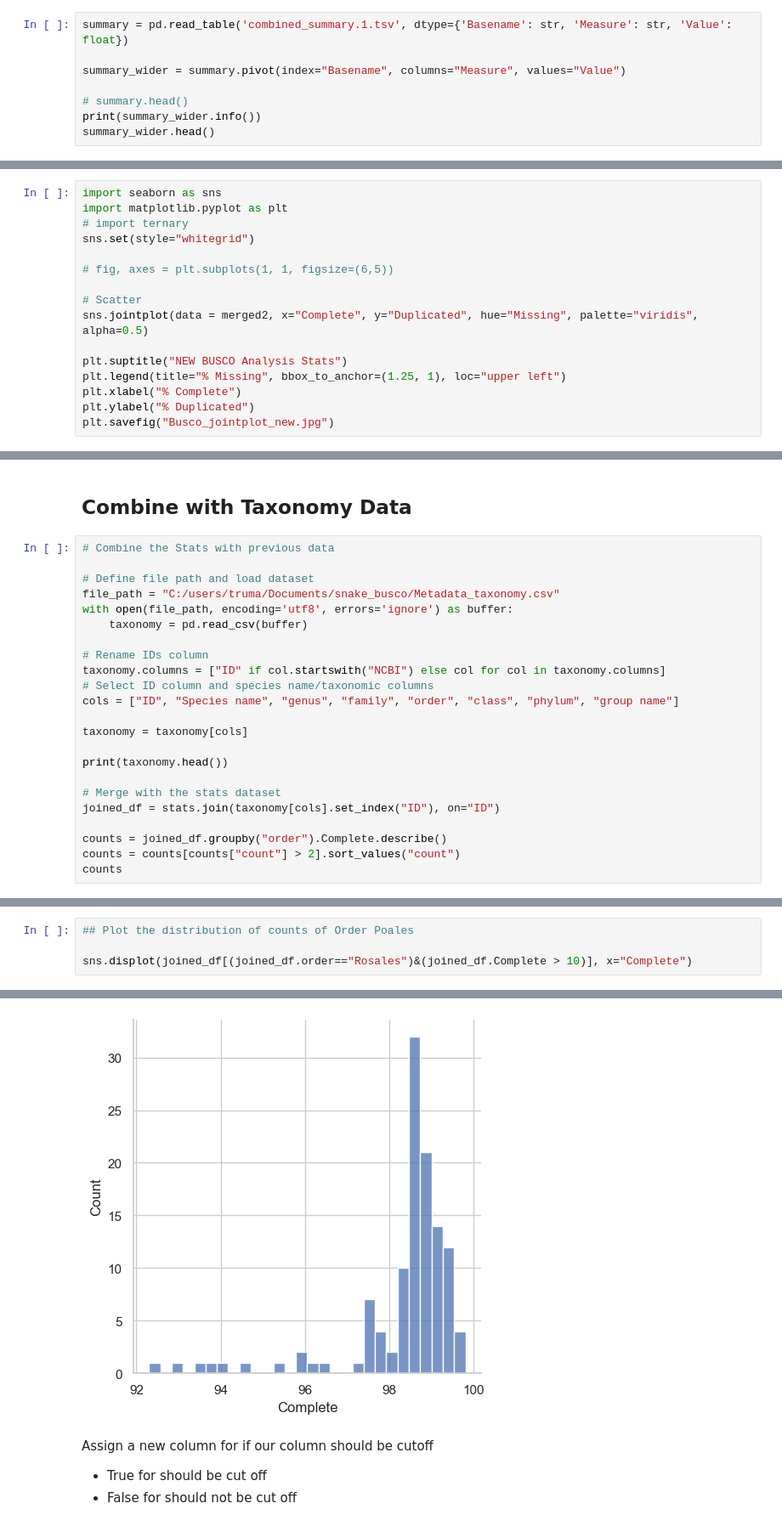
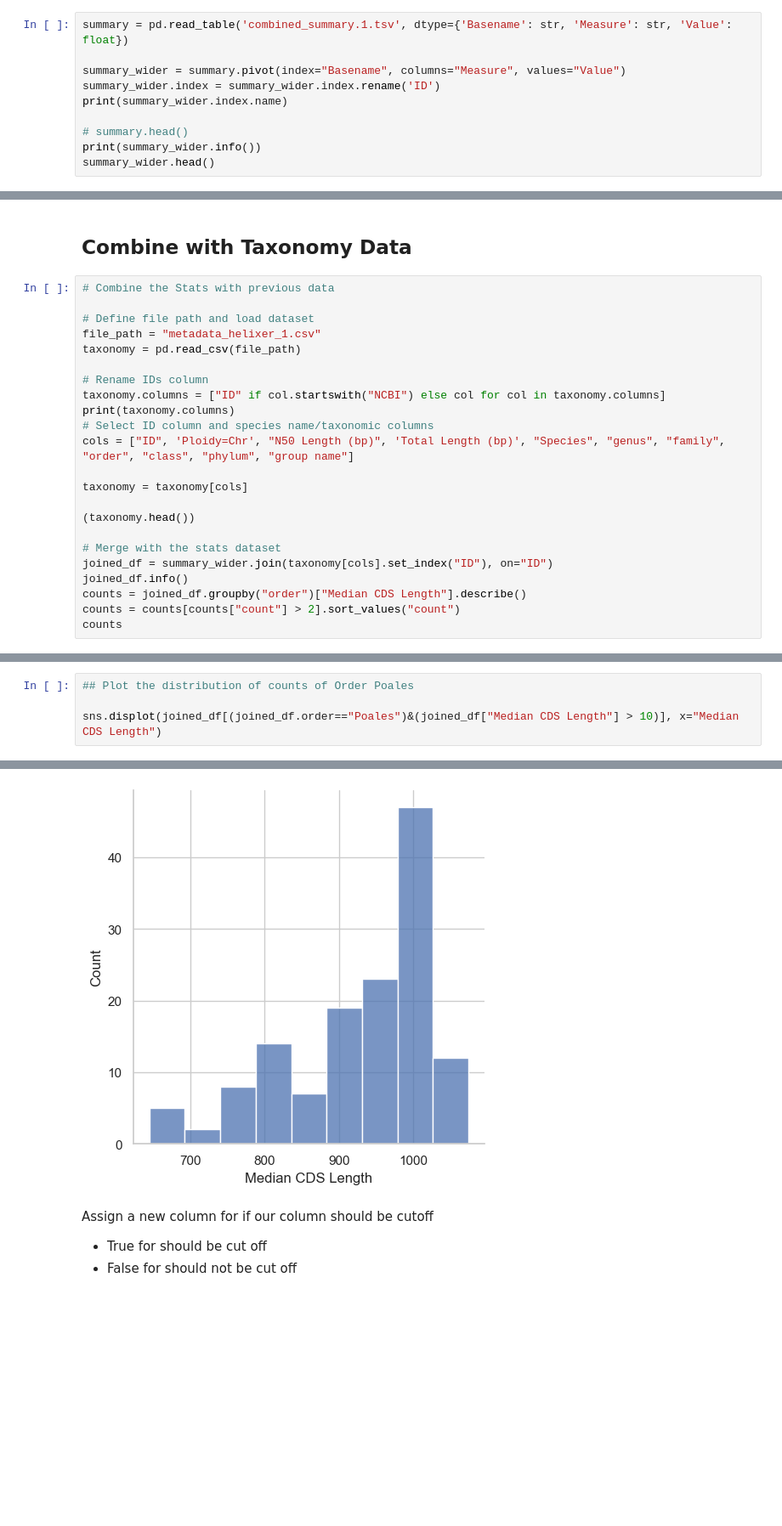
Before and after one commit to tfogler/dnabert-snake-busco, a Jupyter notebook: Helixer_processing.ipynb, the cells around one changed output, grey strips where cells are left out. Shown: that part at 85% size. Cells and saved outputs as stored; diff of their text form; blank space fills up the shorter version.

Commit message:
Edit Helixer
Add taxonomy data

```diff
--- a/Helixer_processing.ipynb
+++ b/Helixer_processing.ipynb
@@ -18,6 +18,8 @@ warnings.simplefilter(action='ignore', category=FutureWarning)
 summary = pd.read_table('combined_summary.1.tsv', dtype={'Basename': str, 'Measure': str, 'Value': float})
 
 summary_wider = summary.pivot(index="Basename", columns="Measure", values="Value")
+summary_wider.index = summary_wider.index.rename('ID')
+print(summary_wider.index.name)
 
 # summary.head()
 print(summary_wider.info())
@@ -203,16 +155,0 @@ memory usage: 2.6+ KB
-# %%
-import seaborn as sns
-import matplotlib.pyplot as plt
-# import ternary
-sns.set(style="whitegrid")
-
-# fig, axes = plt.subplots(1, 1, figsize=(6,5))
-
-# Scatter
-sns.jointplot(data = merged2, x="Complete", y="Duplicated", hue="Missing", palette="viridis", alpha=0.5)
-
-plt.suptitle("NEW BUSCO Analysis Stats")
-plt.legend(title="% Missing", bbox_to_anchor=(1.25, 1), loc="upper left")
-plt.xlabel("% Complete")
-plt.ylabel("% Duplicated")
-plt.savefig("Busco_jointplot_new.jpg")
@@ -258,23 +159,23 @@ plt.show()
 # Combine the Stats with previous data
 
 # Define file path and load dataset
-file_path = "C:/users/truma/Documents/snake_busco/Metadata_taxonomy.csv"
-with open(file_path, encoding='utf8', errors='ignore') as buffer:
-    taxonomy = pd.read_csv(buffer)
+file_path = "metadata_helixer_1.csv"
+taxonomy = pd.read_csv(file_path)
 
 # Rename IDs column
 taxonomy.columns = ["ID" if col.startswith("NCBI") else col for col in taxonomy.columns]
+print(taxonomy.columns)
 # Select ID column and species name/taxonomic columns
-cols = ["ID", "Species name", "genus", "family", "order", "class", "phylum", "group name"]
+cols = ["ID", 'Ploidy=Chr', "N50 Length (bp)", 'Total Length (bp)', "Species", "genus", "family", "order", "class", "phylum", "group name"]
 
 taxonomy = taxonomy[cols]
 
-print(taxonomy.head())
+(taxonomy.head())
 
 # Merge with the stats dataset
-joined_df = stats.join(taxonomy[cols].set_index("ID"), on="ID")
-
-counts = joined_df.groupby("order").Complete.describe()
+joined_df = summary_wider.join(taxonomy[cols].set_index("ID"), on="ID")
+joined_df.info()
+counts = joined_df.groupby("order")["Median CDS Length"].describe()
 counts = counts[counts["count"] > 2].sort_values("count")
 counts
 # %% [output]
@@ -312,10 +217,10 @@ counts
 # %%
 ## Plot the distribution of counts of Order Poales
 
-sns.displot(joined_df[(joined_df.order=="Rosales")&(joined_df.Complete > 10)], x="Complete")
+sns.displot(joined_df[(joined_df.order=="Poales")&(joined_df["Median CDS Length"] > 10)], x="Median CDS Length")
 # %% [output]
 <seaborn.axisgrid.FacetGrid at 0x...>
-[figure, old version]
+[figure, new version]
 # %% [markdown]
 Assign a new column for if our column should be cutoff
 - True for should be cut off
```
Also changed, not shown: parts of 12 cells of this notebook.
